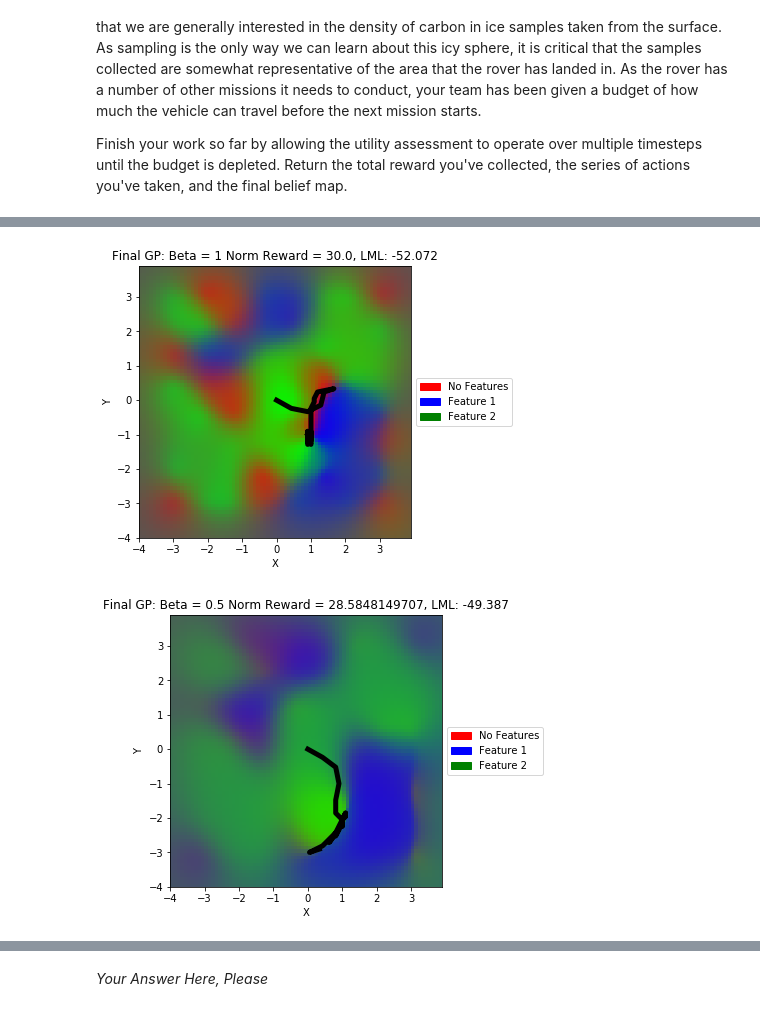
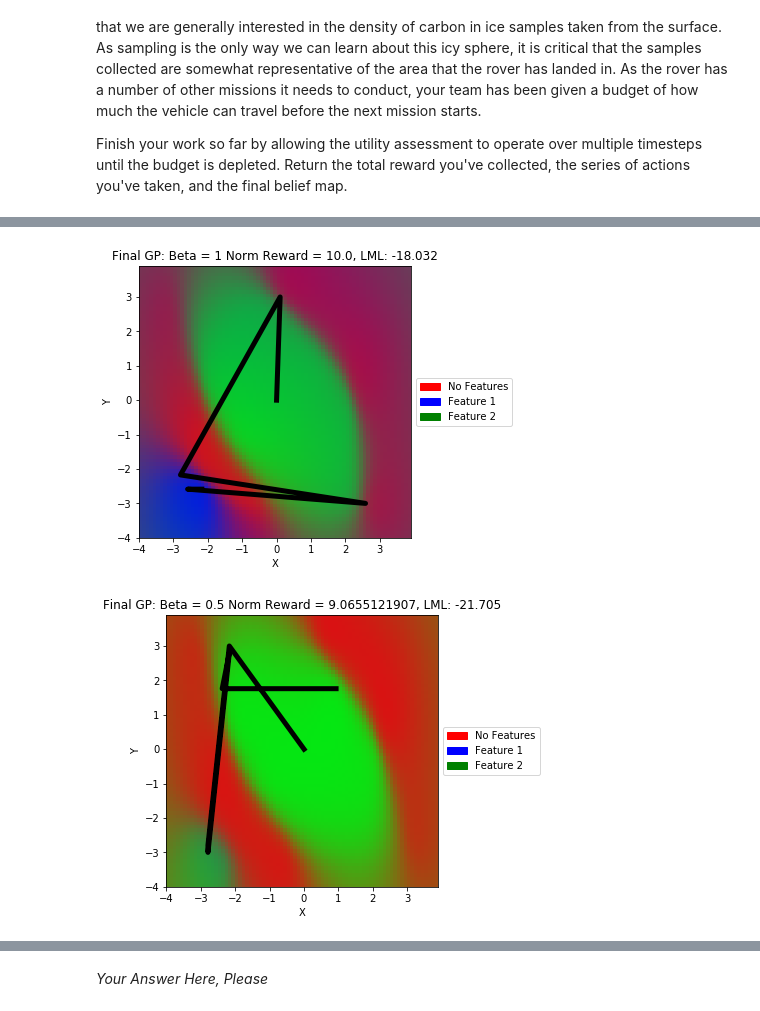
Before and after one commit to tukai21/adaptive-sampling, a Jupyter notebook: mini-pset-COMPLETED EXAMPLE.ipynb, the cells around one changed output, grey strips where cells are left out. Saved outputs shown, nothing was run; the diff lists cells and outputs as text; code cells hidden in the pictures.

```diff
--- a/mini-pset-COMPLETED EXAMPLE.ipynb
+++ b/mini-pset-COMPLETED EXAMPLE.ipynb
@@ -101,7 +126,7 @@ meta_utils.plot_sampled_features(X,Y,Z,feature_dict, N=N_highRes ,titleStr = 'Sa
 # %%
 # Need to parse point data into X and y
 # indicies of this array correspond to the indicies of y_forGP
-kernel = 1.0 * RBF([1.0])
+kernel = 1.0 * RBF([1.0, 1.0])
 gpc_rbf_isotropic_noOpt = GaussianProcessClassifier(kernel=kernel,optimizer = None).fit(X_init, y_init)
 gpc_rbf_isotropic = GaussianProcessClassifier(kernel=kernel).fit(X_init, y_init)
 # %%
@@ -558,7 +587,7 @@ def query_coordinate(point):
 
     return y_highRes[ind]
 
-def explore_europa(X_init, y_init, pose_init, budget, primitive_set = "MOVE", look_horizon = 1, beta=0, feature_stats = feature_stats):
+def explore_europa(X_init, y_init, pose_init, budget, primitive_set = "MOVE", look_horizon = 1, beta=0, feature_stats = feature_stats, optimizeKernel = False):
     """
     input:
     X_init -- initial grid for training GP
@@ -630,10 +659,14 @@ plt.show(fig)
+# %%
+pose_init = np.array([0,0])
+budget = (20, 10)
+look_horizon = 6
 # %%
 # TODO: why is the plot getting fuzzier, it seems like it is getting more confused, which I guess makes sense for things far away
 # DEVELOP:  Plotting tool to plot MLE of feature only and not the colormap version, so it doesn't get fuzzy
-pose_init = np.array([0,0])
-budget = (100, 30)
+
 beta = 1
-look_horizon = 0.5
+
+# Need to have low resolution for outside of look horizon
 total_reward, actions_taken, final_map = explore_europa(X_init, y_init, pose_init, budget, primitive_set = "MOVE", look_horizon = look_horizon, beta=beta, feature_stats = feature_stats)
 
 # plot final belief state w/ actions taken
@@ -641,18 +674,16 @@ final_belief_Plotter = utils.GP_Plotter(final_map,feature_name_colors, X_init, y
 fig,ax = final_belief_Plotter.plot_GP_and_data(title = "Final GP: Beta = " + str(beta) + " Norm Reward = " + str(total_reward),plotData = False,linePlot = actions_taken)
 plt.show(fig)
 # %% [output]
-[figure, old version]
+[figure, new version]
 # %%
-pose_init = np.array([0,0])
-budget = (100, 30)
+
 beta = 0.5
-look_horizon = 0.5
 total_reward, actions_taken, final_map = explore_europa(X_init, y_init, pose_init, budget, primitive_set = "MOVE", look_horizon = look_horizon, beta=beta, feature_stats = feature_stats)
 
 # plot final belief state w/ actions taken
 final_belief_Plotter = utils.GP_Plotter(final_map,feature_name_colors, X_init, y_init)
 fig,ax = final_belief_Plotter.plot_GP_and_data(title = "Final GP: Beta = " + str(beta) + " Norm Reward = " + str(total_reward),plotData = False,linePlot = actions_taken)
 plt.show(fig)
 # %% [output]
-[figure, old version]
+[figure, new version]
 # %%
```
Also changed, not shown: parts of 20 cells of this notebook.
